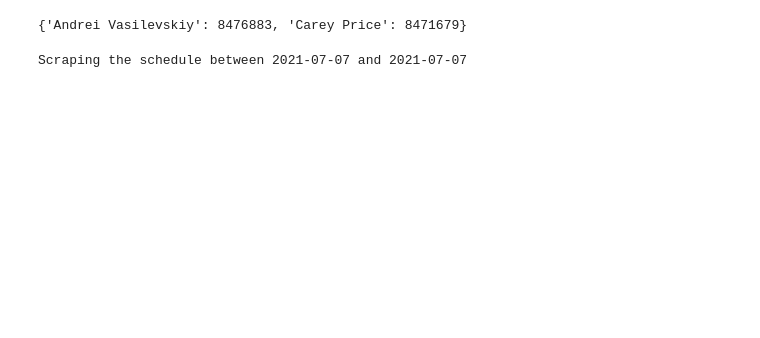
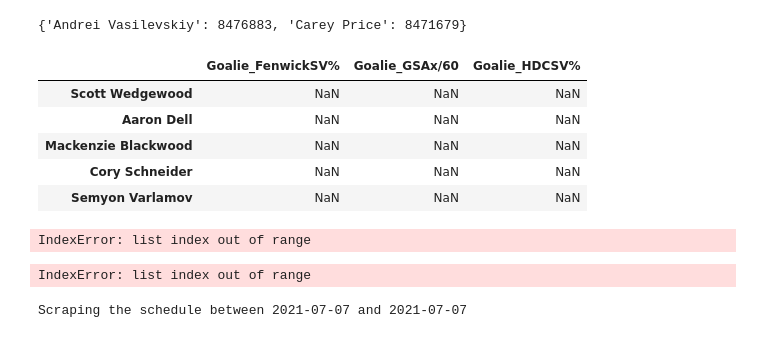
Before and after one commit to gschwaeb/NHL_Game_Prediction, a Jupyter notebook: WIP Predict Tonight's Game.ipynb, the cells around one changed output. Drawn from its saved outputs; the diff is of its cells as text; code cells hidden in the pictures; blank space fills up the shorter version.

```diff
--- a/WIP Predict Tonight's Game.ipynb
+++ b/WIP Predict Tonight's Game.ipynb
@@ -129,3 +219,26 @@ def goalie_features(df, rolling_games = 40):
+# %%
+current_goalie_stats = pd.DataFrame(columns = ['Goalie_FenwickSV%', 'Goalie_GSAx/60', 'Goalie_HDCSV%'],index = agtd.keys())
+# %%
+current_goalie_stats.head()
+# %% [output]
+|  | Goalie_FenwickSV% | Goalie_GSAx/60 | Goalie_HDCSV% |
+| Scott Wedgewood | NaN | NaN | NaN |
+| Aaron Dell | NaN | NaN | NaN |
+| Mackenzie Blackwood | NaN | NaN | NaN |
+| Cory Schneider | NaN | NaN | NaN |
+| Semyon Varlamov | NaN | NaN | NaN |
+# %%
+goalie_game_log_test = update_goalie_logs()
+goalie_game_log_test.tail()
+# %% [output]
+IndexError: list index out of range
+# %%
+for goalie in agtd.keys():
+    current_goalie_stats.loc[goalie, 'Goalie_FenwickSV%'] = goalie_game_log.loc[goalie_game_log['Name'] == goalie].sort_values('Date').iloc[-1,-4]
+    current_goalie_stats.loc[goalie, 'Goalie_GSAx/60'] = goalie_game_log.loc[goalie_game_log['Name'] == goalie].sort_values('Date').iloc[-1,-2]
+    current_goalie_stats.loc[goalie, 'Goalie_HDCSV%'] = goalie_game_log.loc[goalie_game_log['Name'] == goalie].sort_values('Date').iloc[-1,-1]
+# %% [output]
+IndexError: list index out of range
 # %%
 infile = open("data/goalie_game_log_df.pickle",'rb')
 goalie_game_log = pickle.load(infile)
```
Also changed, not shown: parts of 21 cells of this notebook.
